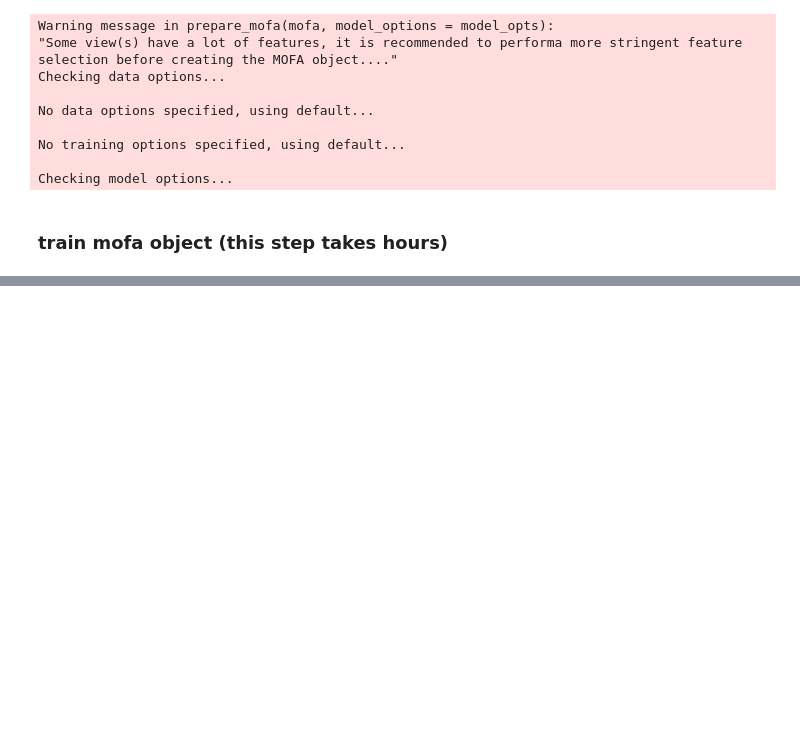
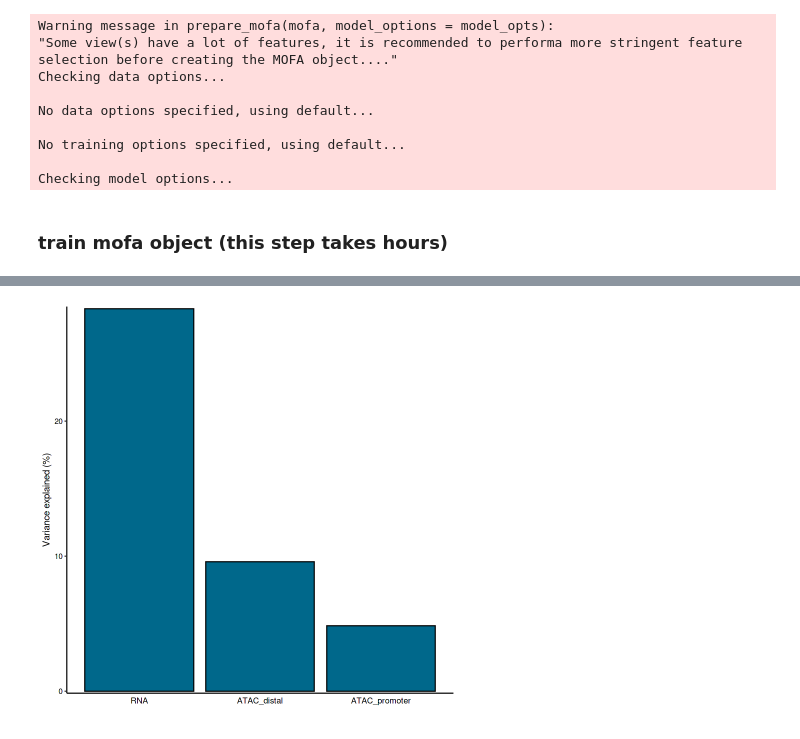
Before and after one commit to jonasjonker/Integrated-Bioinformatics-Project, a Jupyter notebook: notebooks/mofa-vignette.ipynb, the cells around one changed output, grey strips where cells are left out. Drawn from its saved outputs; the diff is of its cells as text; code cells hidden in the pictures; blank space fills up the shorter version.

```diff
--- a/notebooks/mofa-vignette.ipynb
+++ b/notebooks/mofa-vignette.ipynb
@@ -449,0 +480,4 @@ mofa <- readRDS('mofa.rds')
+# %%
+plot_variance_explained(mofa, plot_total = TRUE)[[2]]
+# %% [output]
+[figure, added]
```
Also changed, not shown: parts of 76 cells of this notebook.
